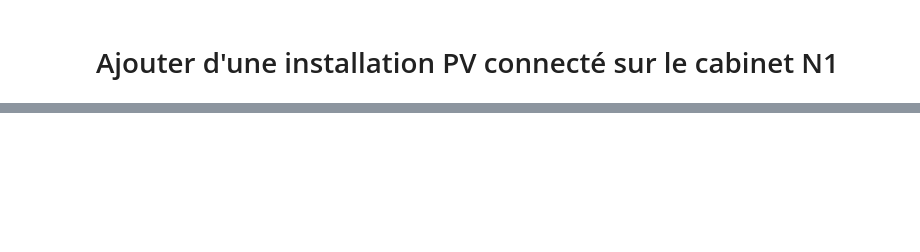
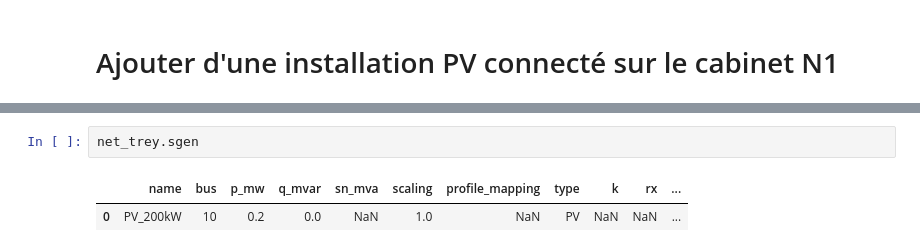
Before and after one commit to GloorLorentin/rhtlab, a Jupyter notebook: mon_projet/your_jupyter_notebook.ipynb, the cells around one changed output, grey strips where cells are left out. Saved outputs shown, nothing was run; the diff lists cells and outputs as text; blank space fills up the shorter version.

```diff
--- a/mon_projet/your_jupyter_notebook.ipynb
+++ b/mon_projet/your_jupyter_notebook.ipynb
@@ -561,0 +674,5 @@ net_trey.bus
+# %%
+net_trey.sgen
+# %% [output]
+|  | name | bus | p_mw | q_mvar | sn_mva | scaling | profile_mapping | type | k | rx | ... |
+| 0 | PV_200kW | 10 | 0.2 | 0.0 | NaN | 1.0 | NaN | PV | NaN | NaN | ... |
```
Also changed, not shown: parts of 9 cells of this notebook, 1 other file.
